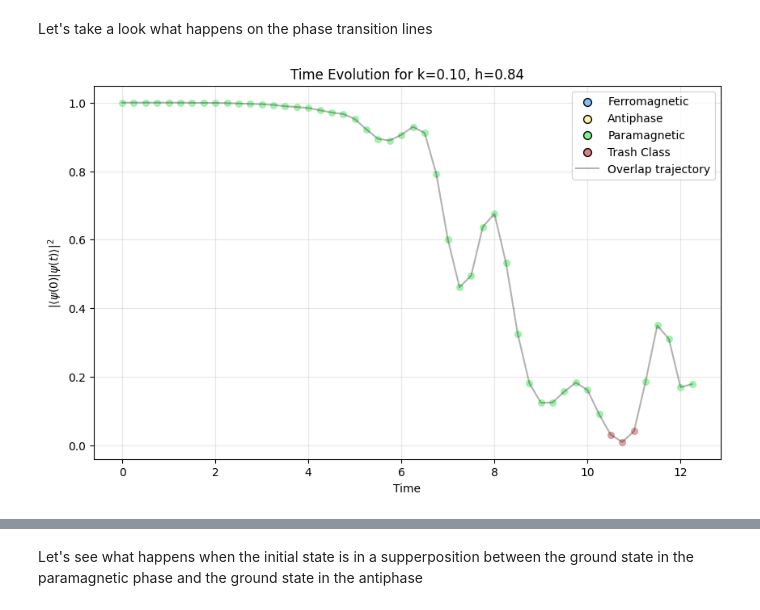
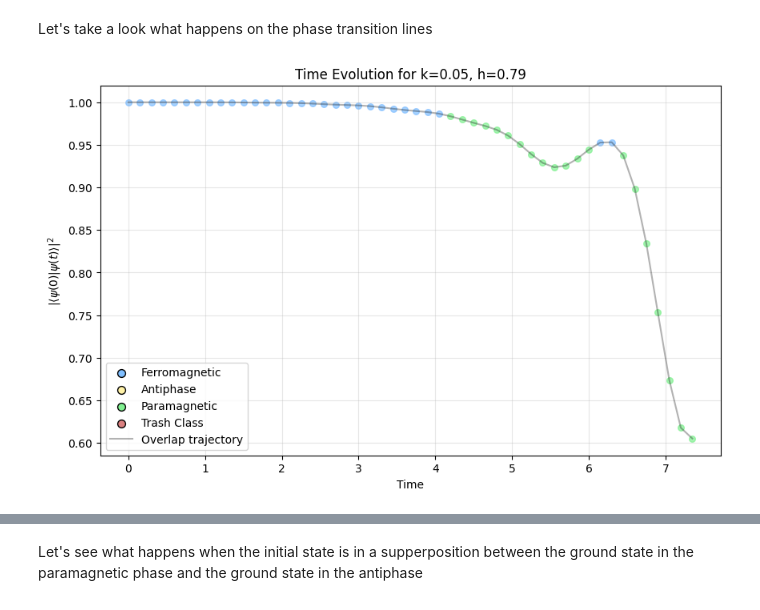
Before and after one commit to alexsockz/ANNNI-model-quantum-computing, a Jupyter notebook: src/Classif_Time_Evol.ipynb, the cells around one changed output, grey strips where cells are left out. Saved outputs shown, nothing was run; the diff lists cells and outputs as text; code cells hidden in the pictures.

Commit message:
add superv time evol graphs

```diff
--- a/src/Classif_Time_Evol.ipynb
+++ b/src/Classif_Time_Evol.ipynb
@@ -11,6 +11,7 @@ import matplotlib.pyplot as plt
 from matplotlib.colors import ListedColormap, BoundaryNorm
 
 import tqdm
+import pantarei
 
 
 config.update("jax_enable_x64", True)
@@ -19,7 +20,7 @@ seed = 123456
 
 # Setting our constants
 num_qubits = 8 # Number of spins in the Hamiltonian (= number of qubits)
-side = 20      # Discretization of the Phase Diagram
+side = 40      # Discretization of the Phase Diagram
 # %%
 def get_H(num_spins, k, h):
     """Construction function the ANNNI Hamiltonian (J=1)"""
@@ -228,6 +229,8 @@ def train_qcnn(num_epochs, lr, T, seed):
 
     return params, loss_curve
 
+train_qcnn = pantarei.Task(train_qcnn,clear_first=True)
+
 trained_params, loss_curve = train_qcnn(num_epochs=100, lr=5e-2, T=.5, seed=seed)
 
 # Plot the loss curve
@@ -357,44 +337,44 @@ plt.show()
 # %% [markdown]
 Let's take a look what happens on the phase transition lines
 # %%
-# Choose a point on the phase transition line
-# k_transition = np.random.uniform(0.5, 1.0)
-k_transition = 0.7
-h_transition = kt_transition(k_transition)
-
+# Choose a point on the ising phase transition line
 k_transition = 0.1
 h_transition = ising_transition(k_transition)
+
+delta_phase = -0.05
+k_transition += delta_phase
+h_transition += delta_phase
 
 # Get the ground state
 H_matrix = np.real(qml.matrix(get_H(num_qubits, k_transition, h_transition)))
 _, psi0 = jnp.linalg.eigh(H_matrix)
 initial_state = jnp.array(psi0[:, 0], dtype=jnp.complex64)
 
 
 # Run the evolution
-times, overlaps, classifications = evolve_and_classify(initial_state=initial_state, k=k_transition, h=h_transition,deltaT=0.25)
+times, overlaps, classifications = evolve_and_classify(initial_state=initial_state, k=k_transition, h=h_transition,deltaT=0.15)
 # times, overlaps, classifications = evolve_and_classify(initial_state=initial_state, k=k_transition, h=h_transition)
 k = k_transition
 h = h_transition
 
 # Plot with color-coded points
 colors = ['#80bfff', '#fff2a8', '#80f090', '#da8080']
 phase_names = ["Ferromagnetic", "Antiphase", "Paramagnetic", "Trash Class"]
 
 plt.figure(figsize=(10, 6))
 for i, (t, overlap, cls) in enumerate(zip(times, overlaps, classifications)):
     plt.scatter(t, overlap, color=colors[cls], s=30, alpha=0.7)
 
 # Add phase labels to legend
 for color, name in zip(colors, phase_names):
     plt.scatter([], [], color=color, label=name, s=50, edgecolors='black')
 
 plt.plot(times, overlaps, 'k-', alpha=0.3, label='Overlap trajectory')
 plt.xlabel("Time")
 plt.ylabel(r"$|\langle\psi(0)|\psi(t)\rangle|^2$")
 plt.title(f"Time Evolution for k={k:.2f}, h={h:.2f}")
 plt.legend(loc='best')
 plt.grid(alpha=0.3)
 plt.show()
 # %% [output]
-[figure, old version]
+[figure, new version]
```
Also changed, not shown: parts of 5 cells of this notebook.
